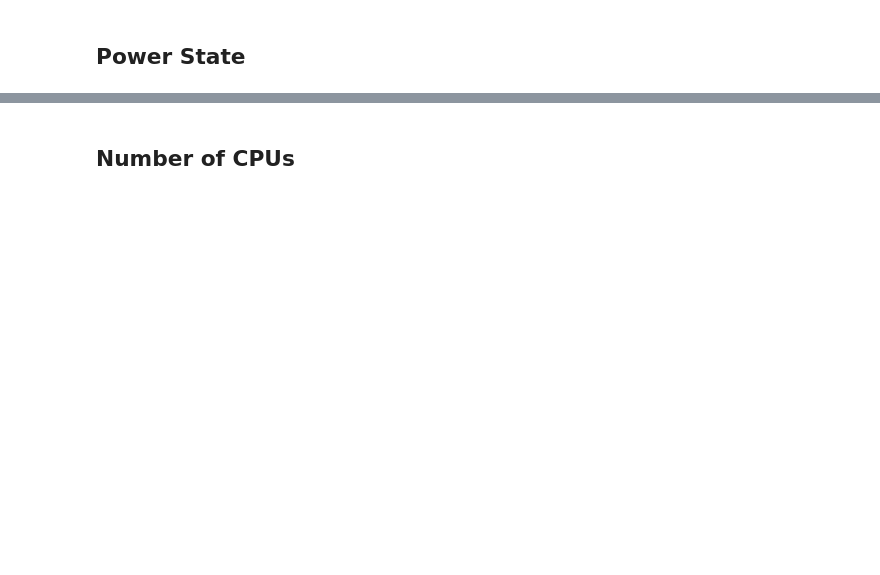
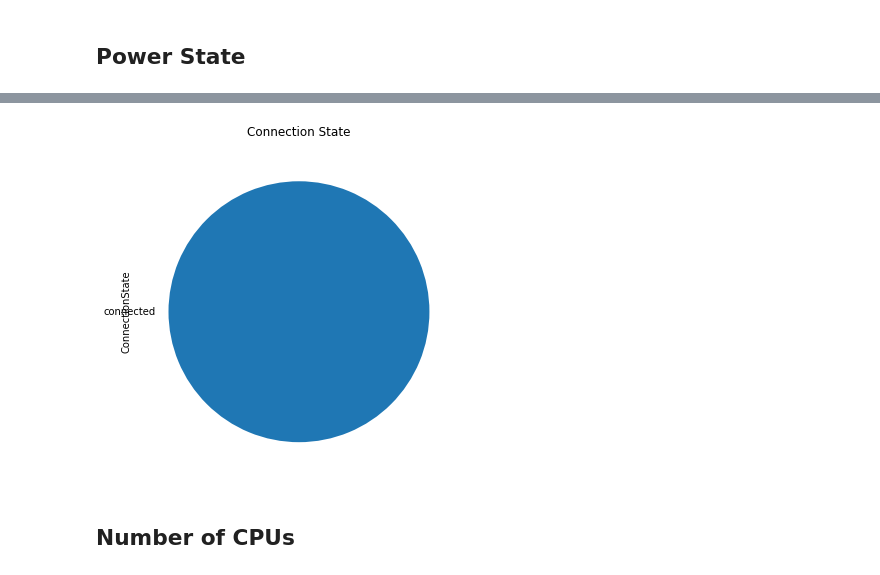
Before and after one commit to k8-proxy/k8-vmware-visualisation, a Jupyter notebook: upwork-devs/Pappaterra-Lucia/VMs-visualizations-0.ipynb, the cells around one changed output, grey strips where cells are left out. Cells and saved outputs as stored; diff of their text form; code cells hidden in the pictures; blank space fills up the shorter version.

```diff
--- a/upwork-devs/Pappaterra-Lucia/VMs-visualizations-0.ipynb
+++ b/upwork-devs/Pappaterra-Lucia/VMs-visualizations-0.ipynb
@@ -78,3 +81,8 @@ plt.title("Power State", y=1.02);
+# %%
+df.ConnectionState.value_counts().plot(kind='pie', figsize=(7, 6), rot=0)
+plt.title("Connection State", y=1.02);
+# %% [output]
+[figure, added]
 # %% [markdown]
 ## Number of CPUs
 # %%
```
Also changed, not shown: parts of 21 cells of this notebook, 2 other files.
